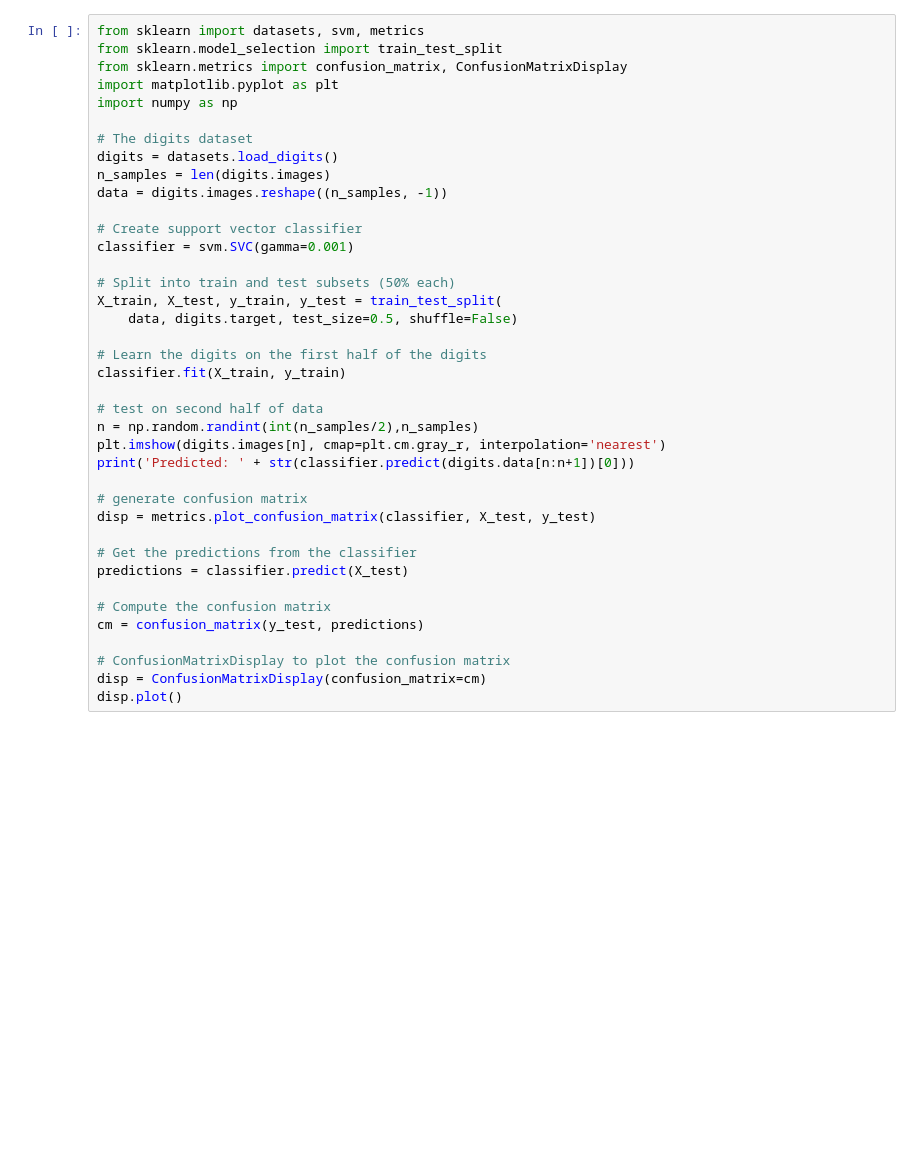
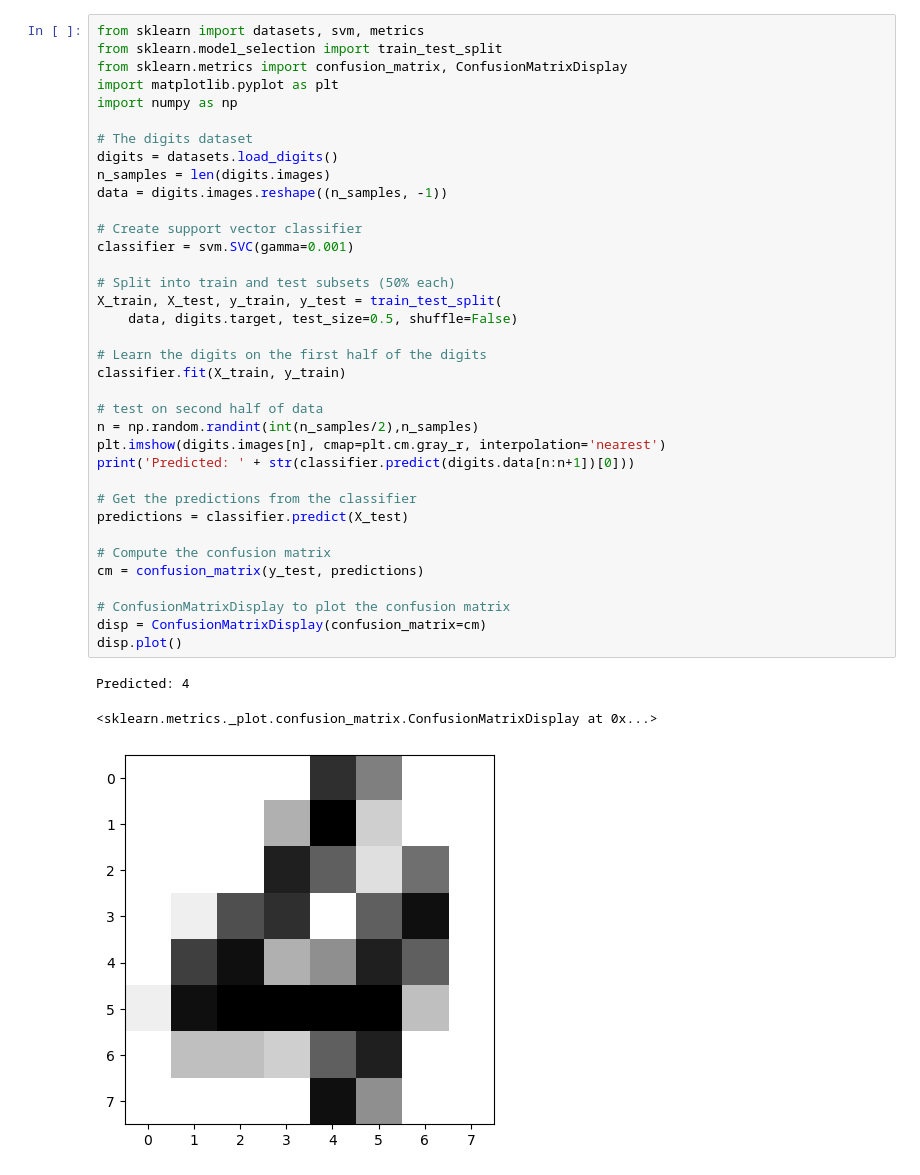
Before and after one commit to APMonitor/pds, a Jupyter notebook: ClassificationOverview.ipynb, the cells around one changed output. Cells and saved outputs as stored; diff of their text form; blank space fills up the shorter version.

```diff
--- a/ClassificationOverview.ipynb
+++ b/ClassificationOverview.ipynb
@@ -17,33 +17,34 @@ import numpy as np
 
 # The digits dataset
 digits = datasets.load_digits()
 n_samples = len(digits.images)
 data = digits.images.reshape((n_samples, -1))
 
 # Create support vector classifier
 classifier = svm.SVC(gamma=0.001)
 
 # Split into train and test subsets (50% each)
 X_train, X_test, y_train, y_test = train_test_split(
     data, digits.target, test_size=0.5, shuffle=False)
 
 # Learn the digits on the first half of the digits
 classifier.fit(X_train, y_train)
 
 # test on second half of data
 n = np.random.randint(int(n_samples/2),n_samples)
 plt.imshow(digits.images[n], cmap=plt.cm.gray_r, interpolation='nearest')
 print('Predicted: ' + str(classifier.predict(digits.data[n:n+1])[0]))
 
-# generate confusion matrix
-disp = metrics.plot_confusion_matrix(classifier, X_test, y_test)
-
 # Get the predictions from the classifier
 predictions = classifier.predict(X_test)
 
 # Compute the confusion matrix
 cm = confusion_matrix(y_test, predictions)
 
 # ConfusionMatrixDisplay to plot the confusion matrix
 disp = ConfusionMatrixDisplay(confusion_matrix=cm)
 disp.plot()
+# %% [output]
+Predicted: 4
+<sklearn.metrics._plot.confusion_matrix.ConfusionMatrixDisplay at 0x...>
+[figure, added]
```
Also changed, not shown: parts of 6 cells of this notebook.
